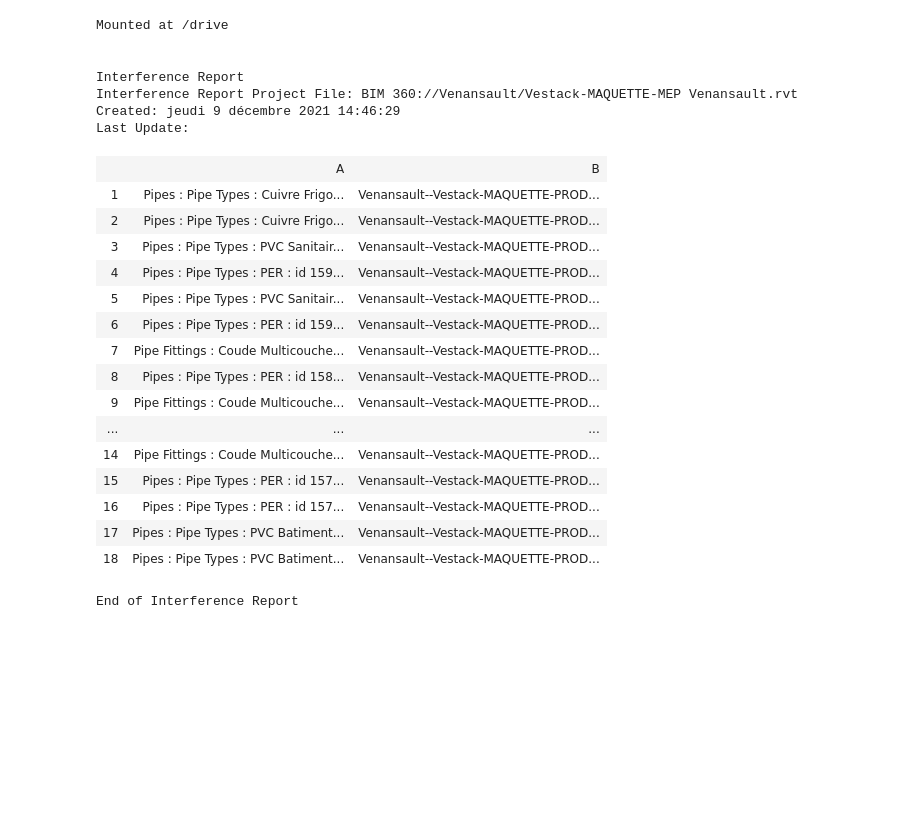
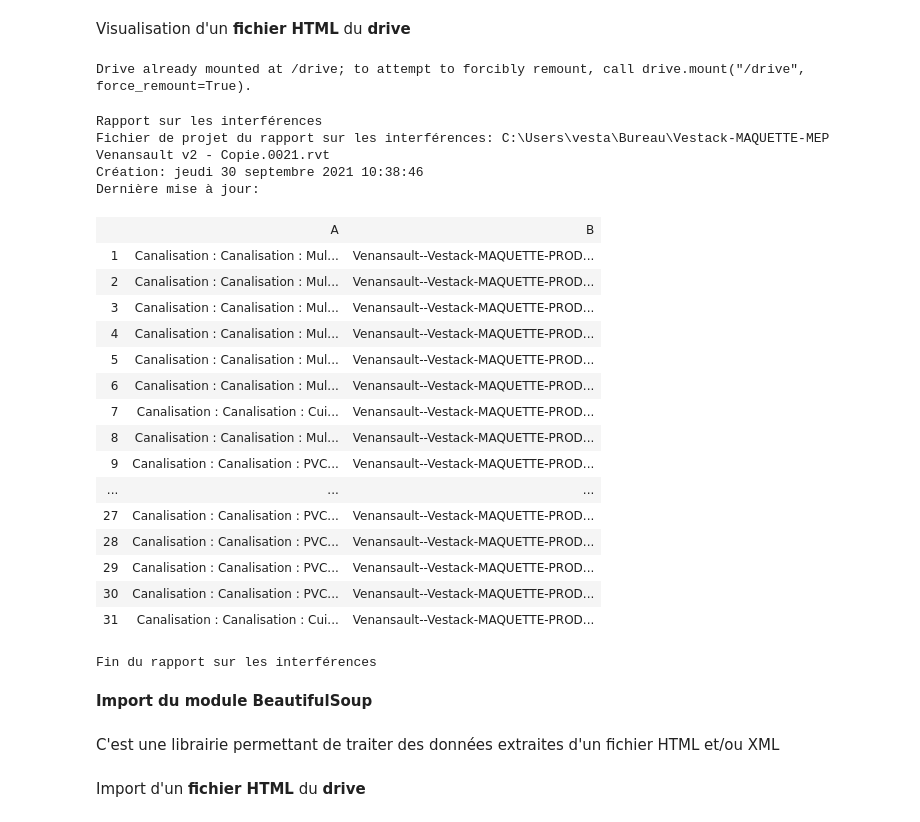
Before and after one commit to ZakariaeEljemli/RevitClashDetection, a Jupyter notebook: Revit_Clash_Detection.ipynb, the cells around one changed output. Drawn from its saved outputs; the diff is of its cells as text; code cells hidden in the pictures; blank space fills up the shorter version.

```diff
--- a/Revit_Clash_Detection.ipynb
+++ b/Revit_Clash_Detection.ipynb
@@ -9,32 +1,39 @@ Saving Clashs entre plomberie et ossature.html to Clashs entre plomberie et ossa
+# %% [markdown]
+Visualisation d'un **fichier HTML** du **drive**
 # %%
 import IPython
 from google.colab import drive
 drive.mount('/drive')
-IPython.display.HTML(filename='/drive/My Drive/Colab Notebooks/Clashs entre plomberie et ossature.html')
+IPython.display.HTML(filename='/drive/My Drive/Colab Notebooks/Vestack-MAQUETTE-MEP Venansault v2 - Copie.html')
 # %% [output]
-Mounted at /drive
+Drive already mounted at /drive; to attempt to forcibly remount, call drive.mount("/drive", force_remount=True).
-﻿
-Interference Report
-Interference Report Project File: BIM 360://Venansault/Vestack-MAQUETTE-MEP Venansault.rvt
-Created: jeudi 9 décembre 2021 14:46:29
-Last Update:
+Rapport sur les interférences
+Fichier de projet du rapport sur les interférences: C:\Users\vesta\Bureau\Vestack-MAQUETTE-MEP Venansault v2 - Copie.0021.rvt
+Création: jeudi 30 septembre 2021 10:38:46
+Dernière mise à jour:
 |  | A | B |
-| 1 | Pipes : Pipe Types : Cuivre Frigo... | Venansault--Vestack-MAQUETTE-PROD... |
-| 2 | Pipes : Pipe Types : Cuivre Frigo... | Venansault--Vestack-MAQUETTE-PROD... |
-| 3 | Pipes : Pipe Types : PVC Sanitair... | Venansault--Vestack-MAQUETTE-PROD... |
-| 4 | Pipes : Pipe Types : PER : id 159... | Venansault--Vestack-MAQUETTE-PROD... |
-| 5 | Pipes : Pipe Types : PVC Sanitair... | Venansault--Vestack-MAQUETTE-PROD... |
-| 6 | Pipes : Pipe Types : PER : id 159... | Venansault--Vestack-MAQUETTE-PROD... |
-| 7 | Pipe Fittings : Coude Multicouche... | Venansault--Vestack-MAQUETTE-PROD... |
-| 8 | Pipes : Pipe Types : PER : id 158... | Venansault--Vestack-MAQUETTE-PROD... |
-| 9 | Pipe Fittings : Coude Multicouche... | Venansault--Vestack-MAQUETTE-PROD... |
+| 1 | Canalisation : Canalisation : Mul... | Venansault--Vestack-MAQUETTE-PROD... |
+| 2 | Canalisation : Canalisation : Mul... | Venansault--Vestack-MAQUETTE-PROD... |
+| 3 | Canalisation : Canalisation : Mul... | Venansault--Vestack-MAQUETTE-PROD... |
+| 4 | Canalisation : Canalisation : Mul... | Venansault--Vestack-MAQUETTE-PROD... |
+| 5 | Canalisation : Canalisation : Mul... | Venansault--Vestack-MAQUETTE-PROD... |
+| 6 | Canalisation : Canalisation : Mul... | Venansault--Vestack-MAQUETTE-PROD... |
+| 7 | Canalisation : Canalisation : Cui... | Venansault--Vestack-MAQUETTE-PROD... |
+| 8 | Canalisation : Canalisation : Mul... | Venansault--Vestack-MAQUETTE-PROD... |
+| 9 | Canalisation : Canalisation : PVC... | Venansault--Vestack-MAQUETTE-PROD... |
 | ... | ... | ... |
-| 14 | Pipe Fittings : Coude Multicouche... | Venansault--Vestack-MAQUETTE-PROD... |
-| 15 | Pipes : Pipe Types : PER : id 157... | Venansault--Vestack-MAQUETTE-PROD... |
-| 16 | Pipes : Pipe Types : PER : id 157... | Venansault--Vestack-MAQUETTE-PROD... |
-| 17 | Pipes : Pipe Types : PVC Batiment... | Venansault--Vestack-MAQUETTE-PROD... |
-| 18 | Pipes : Pipe Types : PVC Batiment... | Venansault--Vestack-MAQUETTE-PROD... |
+| 27 | Canalisation : Canalisation : PVC... | Venansault--Vestack-MAQUETTE-PROD... |
+| 28 | Canalisation : Canalisation : PVC... | Venansault--Vestack-MAQUETTE-PROD... |
+| 29 | Canalisation : Canalisation : PVC... | Venansault--Vestack-MAQUETTE-PROD... |
+| 30 | Canalisation : Canalisation : PVC... | Venansault--Vestack-MAQUETTE-PROD... |
+| 31 | Canalisation : Canalisation : Cui... | Venansault--Vestack-MAQUETTE-PROD... |
-End of Interference Report
+Fin du rapport sur les interférences
+# %% [markdown]
+**Import du module BeautifulSoup**
+# %% [markdown]
+C'est une librairie permettant de traiter des données extraites d'un fichier HTML et/ou XML
 # %%
 from bs4 import BeautifulSoup
+# %% [markdown]
+Import d'un **fichier HTML** du **drive**
 # %%
```
Also changed, not shown: parts of 14 cells of this notebook, 1 other file.
